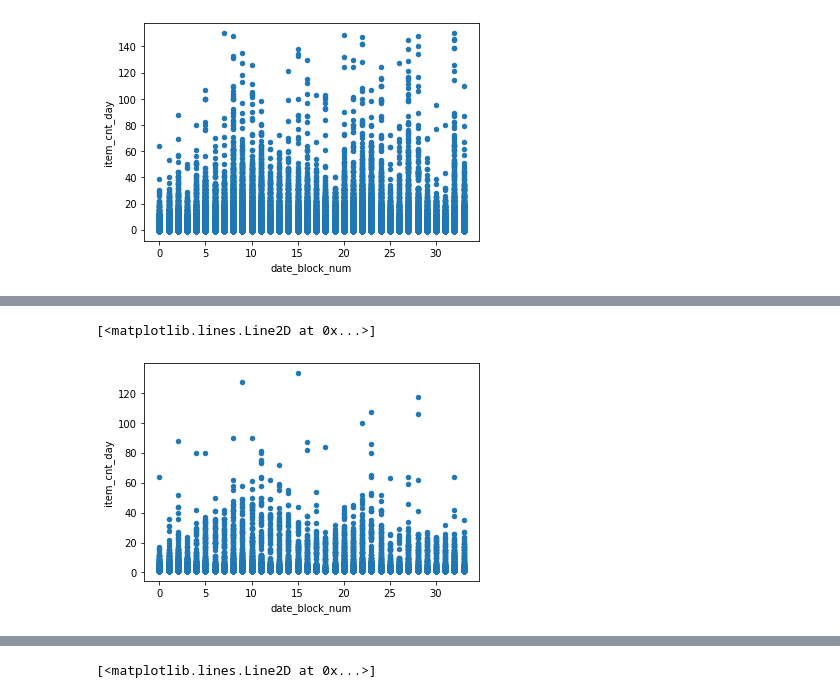
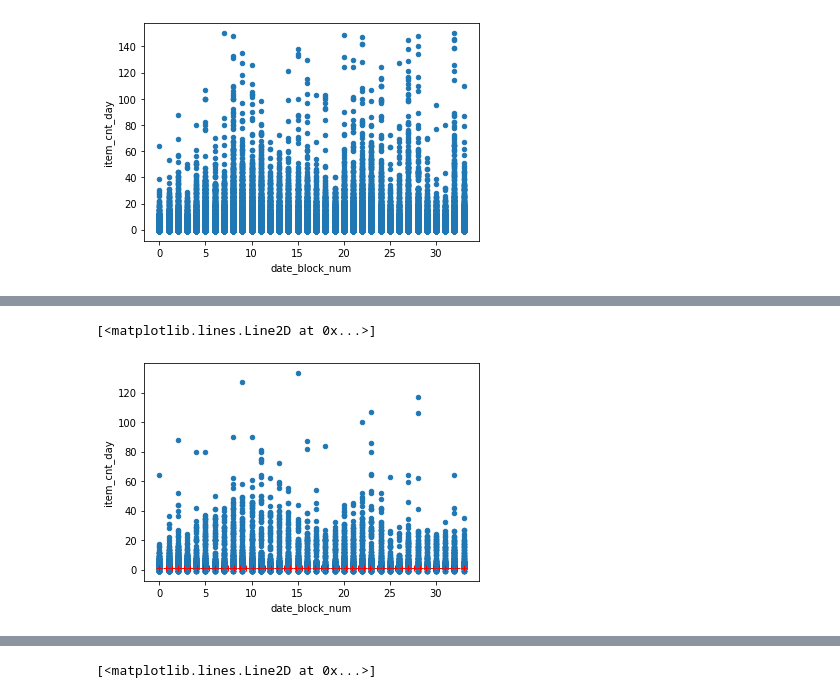
Before and after one commit to nyculescu/kaggle__competitive_data_science_predict_future_sales, a Jupyter notebook: 01_kernel_nb.ipynb, the cells around one changed output, grey strips where cells are left out. Saved outputs shown, nothing was run; the diff lists cells and outputs as text; code cells hidden in the pictures.

Commit message:
compute a trend [still working on it]

```diff
--- a/01_kernel_nb.ipynb
+++ b/01_kernel_nb.ipynb
@@ -209,2 +207,2 @@ describe_entire_nrs(sales_train_)
 # %%
-sales_train_outl = sales_train_outl[sales_train_outl["shop_id"] == (32-1)] # drop te rows which doesn't have the shop_id equal to 31
+sales_train_outl_1shop = sales_train_outl[sales_train_outl["shop_id"] == (32-1)] # drop te rows which doesn't have the shop_id equal to 31
@@ -211,15 +226,15 @@ sales_train_outl = sales_train_outl[sales_train_outl["shop_id"] == (32-1)] # dro
 # %%
 lin1 = sklearn.linear_model.Ridge(alpha=0.01)
 
-Xsample1 = np.c_[sales_train_outl["date_block_num"]]
-ysample1 = np.c_[sales_train_outl["item_cnt_day"]]
+Xsample1 = np.c_[sales_train_outl_1shop["date_block_num"]]
+ysample1 = np.c_[sales_train_outl_1shop["item_cnt_day"]]
 lin1.fit(Xsample1, ysample1)
 t0 = lin1.intercept_[0]
 t1 = lin1.coef_[0][0]
 
-sales_train_outl.plot(kind='scatter', x="date_block_num", y='item_cnt_day')
-y = np.linspace(sales_train_outl["date_block_num"].min(), sales_train_outl["date_block_num"].max())
-plt.plot(y, t0 + t1*y, "r+")
+sales_train_outl_1shop.plot(kind='scatter', x="date_block_num", y='item_cnt_day')
+y = np.linspace(sales_train_outl_1shop["date_block_num"].min(), sales_train_outl_1shop["date_block_num"].max())
+plt.plot(y, t0 + t1*y, "r+") # this describes a linear trend
 # %% [output]
 [<matplotlib.lines.Line2D at 0x...>]
-[figure, old version]
+[figure, new version]
```
Also changed, not shown: parts of 7 cells of this notebook.
